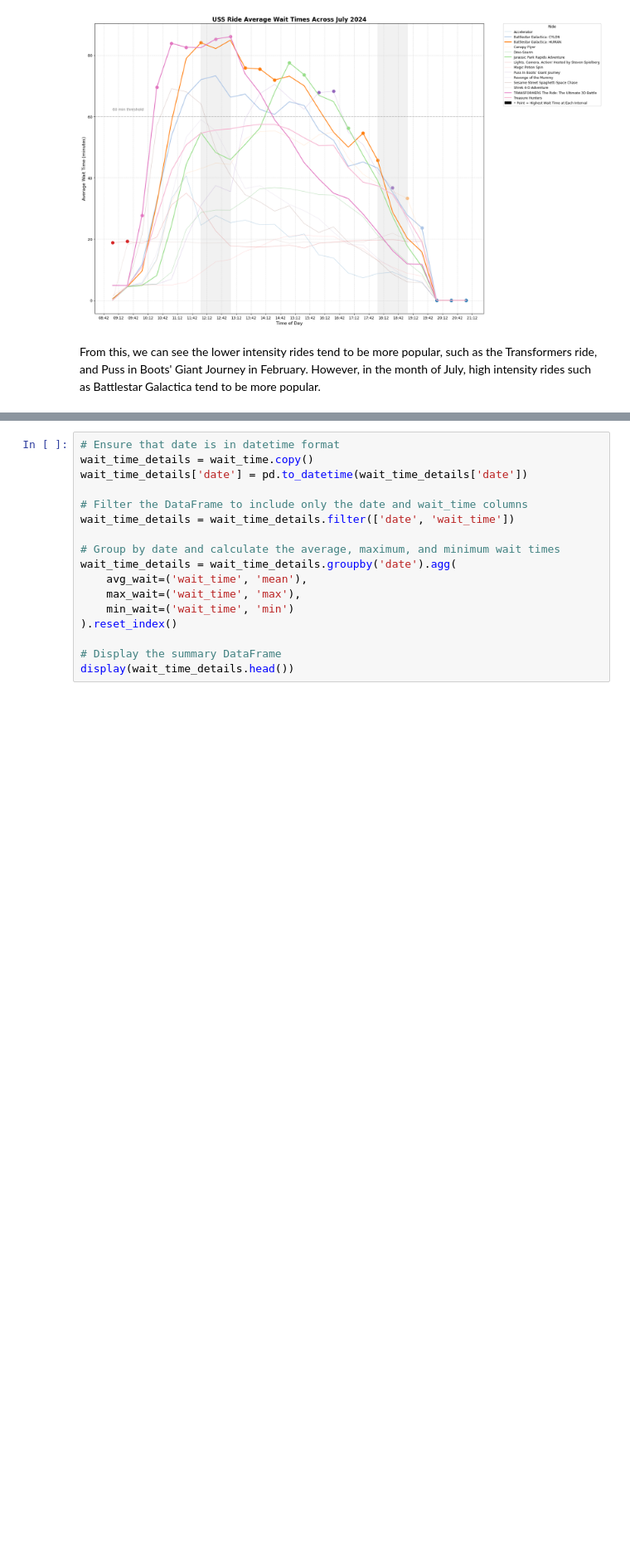
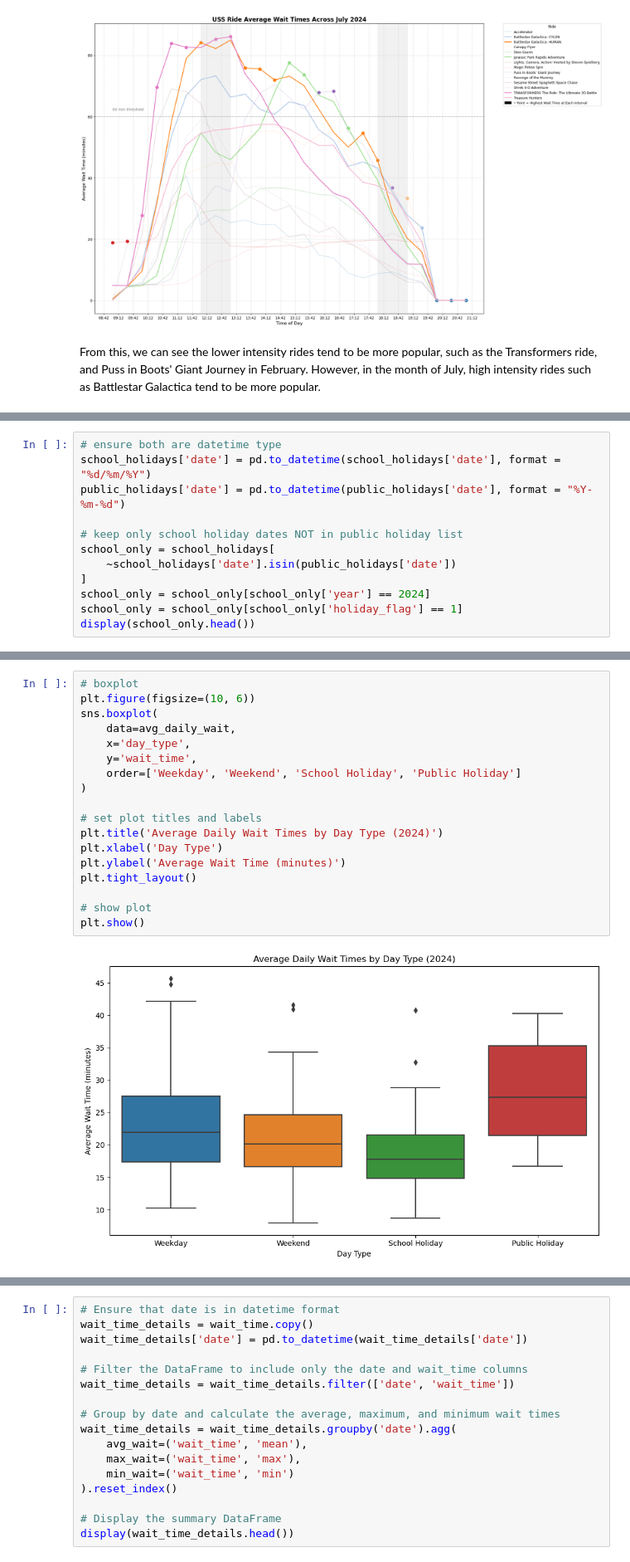
Before and after one commit to dimsumws/DSA3101-Group5, a Jupyter notebook: external_factors_analysis/analysis.ipynb, the cells around one changed output, grey strips where cells are left out. Shown at 83% size. Drawn from its saved outputs; the diff is of its cells as text; blank space fills up the shorter version.

```diff
--- a/external_factors_analysis/analysis.ipynb
+++ b/external_factors_analysis/analysis.ipynb
@@ -476,0 +488,12 @@ plt.show()
+# %%
+# ensure both are datetime type
+school_holidays['date'] = pd.to_datetime(school_holidays['date'], format = "%d/%m/%Y")
+public_holidays['date'] = pd.to_datetime(public_holidays['date'], format = "%Y-%m-%d")
+
+# keep only school holiday dates NOT in public holiday list
+school_only = school_holidays[
+    ~school_holidays['date'].isin(public_holidays['date'])
+]
+school_only = school_only[school_only['year'] == 2024]
+school_only = school_only[school_only['holiday_flag'] == 1]
+display(school_only.head())
@@ -476,0 +551,20 @@ plt.show()
+# %%
+# boxplot
+plt.figure(figsize=(10, 6))
+sns.boxplot(
+    data=avg_daily_wait,
+    x='day_type',
+    y='wait_time',
+    order=['Weekday', 'Weekend', 'School Holiday', 'Public Holiday']
+)
+
+# set plot titles and labels
+plt.title('Average Daily Wait Times by Day Type (2024)')
+plt.xlabel('Day Type')
+plt.ylabel('Average Wait Time (minutes)')
+plt.tight_layout()
+
+# show plot
+plt.show()
+# %% [output]
+[figure, added]
```
Also changed, not shown: parts of 30 cells of this notebook.
